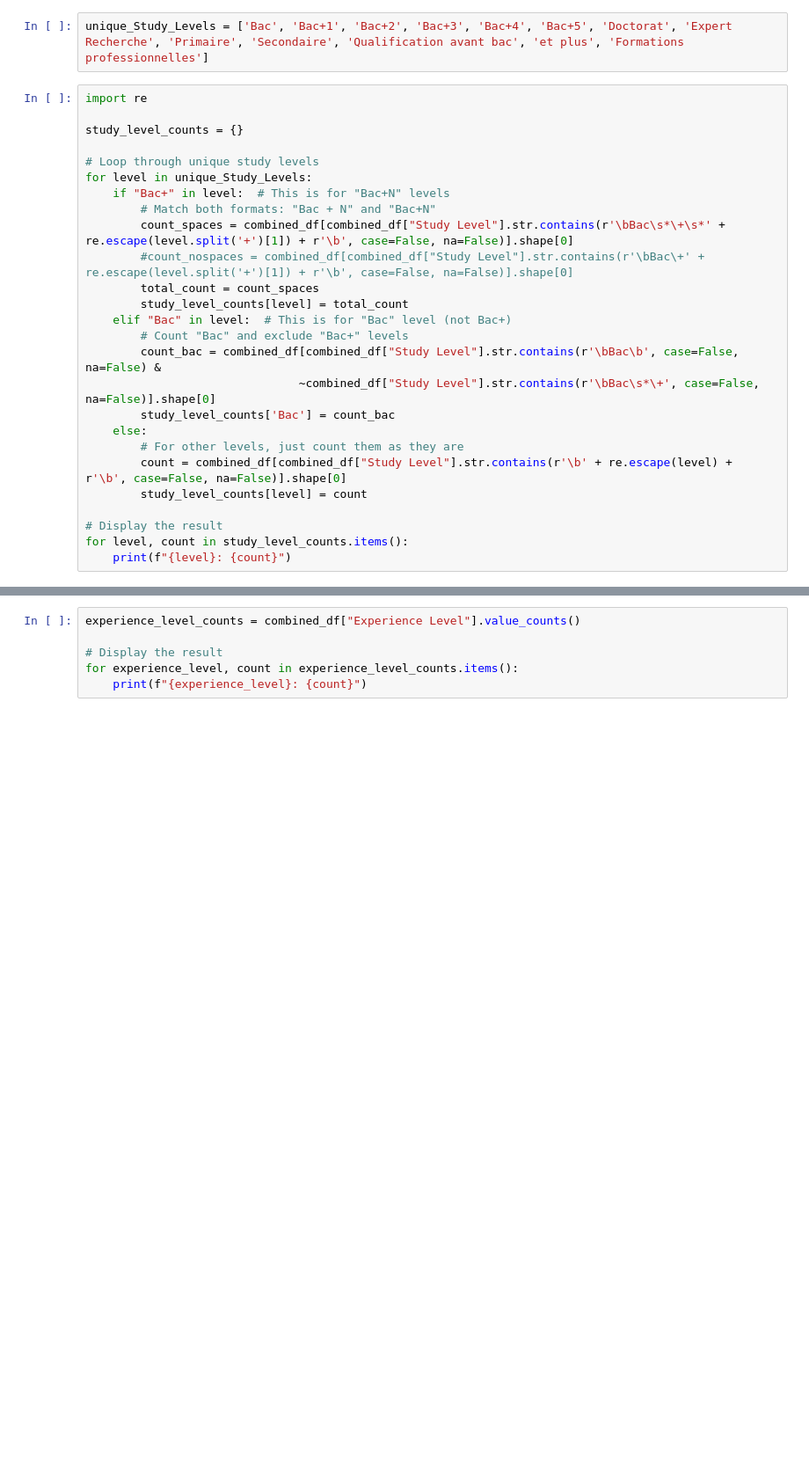
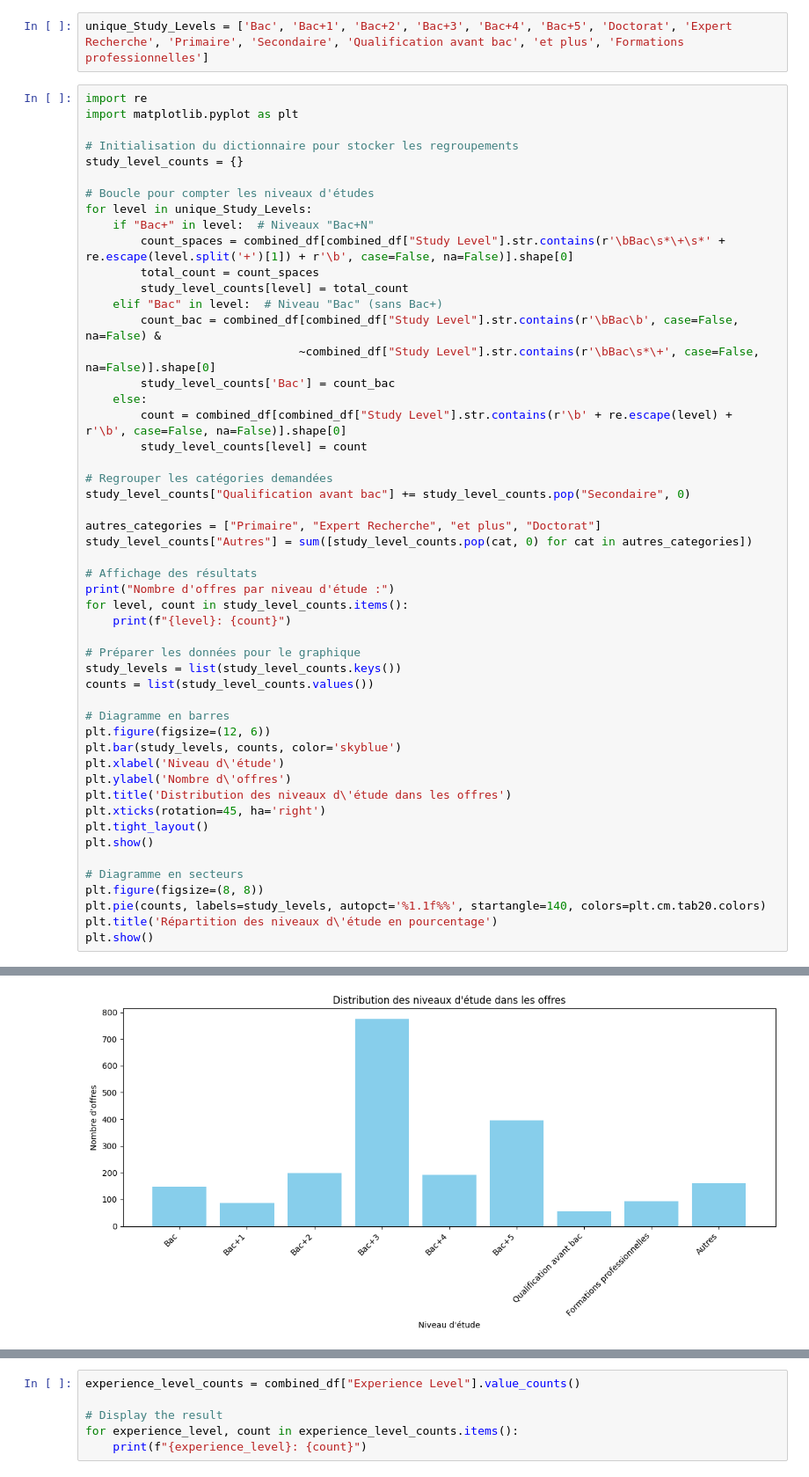
Before and after one commit to ImtiezMrad/ML-project, a Jupyter notebook: tanitjobsscrapper/data_preparation.ipynb, the cells around one changed output, grey strips where cells are left out. Shown at 88% size. Cells and saved outputs as stored; diff of their text form; blank space fills up the shorter version.

```diff
--- a/tanitjobsscrapper/data_preparation.ipynb
+++ b/tanitjobsscrapper/data_preparation.ipynb
@@ -356,28 +293,53 @@ print(unique_Study_Levels)
 unique_Study_Levels = ['Bac', 'Bac+1', 'Bac+2', 'Bac+3', 'Bac+4', 'Bac+5', 'Doctorat', 'Expert Recherche', 'Primaire', 'Secondaire', 'Qualification avant bac', 'et plus', 'Formations professionnelles']
 # %%
 import re
+import matplotlib.pyplot as plt
 
+# Initialisation du dictionnaire pour stocker les regroupements
 study_level_counts = {}
 
-# Loop through unique study levels
+# Boucle pour compter les niveaux d'études
 for level in unique_Study_Levels:
-    if "Bac+" in level:  # This is for "Bac+N" levels
-        # Match both formats: "Bac + N" and "Bac+N"
+    if "Bac+" in level:  # Niveaux "Bac+N"
         count_spaces = combined_df[combined_df["Study Level"].str.contains(r'\bBac\s*\+\s*' + re.escape(level.split('+')[1]) + r'\b', case=False, na=False)].shape[0]
-        #count_nospaces = combined_df[combined_df["Study Level"].str.contains(r'\bBac\+' + re.escape(level.split('+')[1]) + r'\b', case=False, na=False)].shape[0]
         total_count = count_spaces
         study_level_counts[level] = total_count
-    elif "Bac" in level:  # This is for "Bac" level (not Bac+)
-        # Count "Bac" and exclude "Bac+" levels
+    elif "Bac" in level:  # Niveau "Bac" (sans Bac+)
         count_bac = combined_df[combined_df["Study Level"].str.contains(r'\bBac\b', case=False, na=False) &
                                ~combined_df["Study Level"].str.contains(r'\bBac\s*\+', case=False, na=False)].shape[0]
         study_level_counts['Bac'] = count_bac
     else:
-        # For other levels, just count them as they are
         count = combined_df[combined_df["Study Level"].str.contains(r'\b' + re.escape(level) + r'\b', case=False, na=False)].shape[0]
         study_level_counts[level] = count
 
-# Display the result
+# Regrouper les catégories demandées
+study_level_counts["Qualification avant bac"] += study_level_counts.pop("Secondaire", 0)
+
+autres_categories = ["Primaire", "Expert Recherche", "et plus", "Doctorat"]
+study_level_counts["Autres"] = sum([study_level_counts.pop(cat, 0) for cat in autres_categories])
+
+# Affichage des résultats
+print("Nombre d'offres par niveau d'étude :")
 for level, count in study_level_counts.items():
     print(f"{level}: {count}")
+
+# Préparer les données pour le graphique
+study_levels = list(study_level_counts.keys())
+counts = list(study_level_counts.values())
+
+# Diagramme en barres
+plt.figure(figsize=(12, 6))
+plt.bar(study_levels, counts, color='skyblue')
+plt.xlabel('Niveau d\'étude')
+plt.ylabel('Nombre d\'offres')
+plt.title('Distribution des niveaux d\'étude dans les offres')
+plt.xticks(rotation=45, ha='right')
+plt.tight_layout()
+plt.show()
+
+# Diagramme en secteurs
+plt.figure(figsize=(8, 8))
+plt.pie(counts, labels=study_levels, autopct='%1.1f%%', startangle=140, colors=plt.cm.tab20.colors)
+plt.title('Répartition des niveaux d\'étude en pourcentage')
+plt.show()
 # %% [output]
@@ -396,0 +356 @@ Formations professionnelles: 93
+[figure, added]
```
Also changed, not shown: parts of 15 cells of this notebook.
